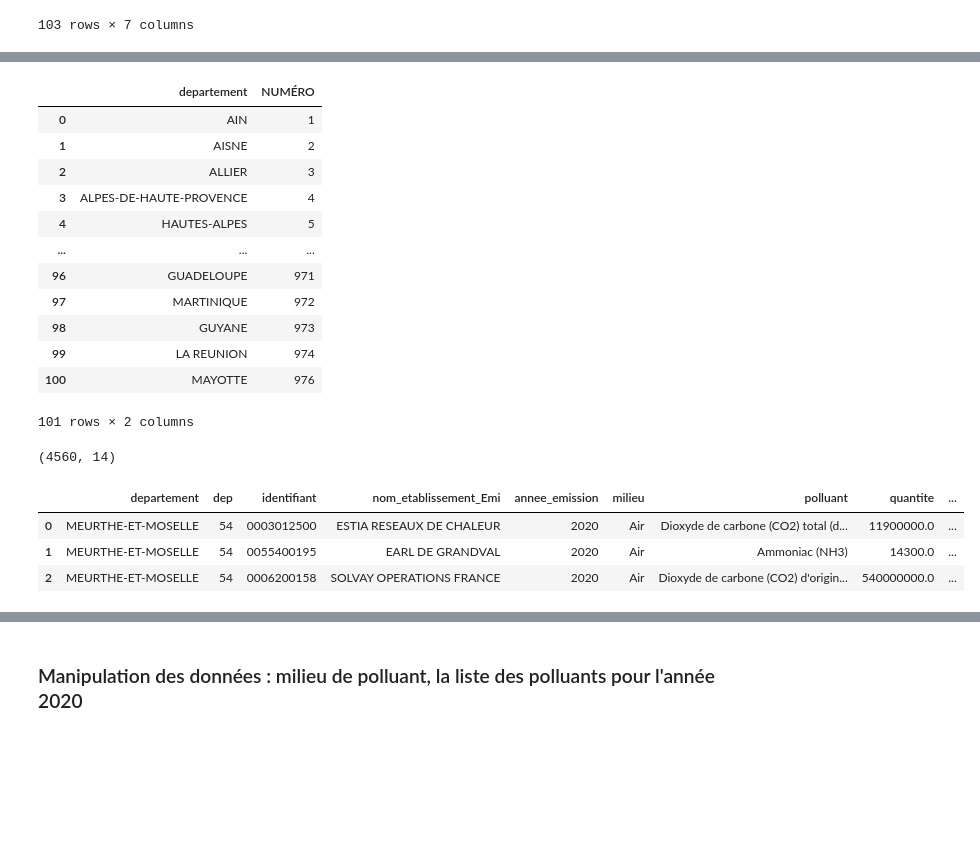
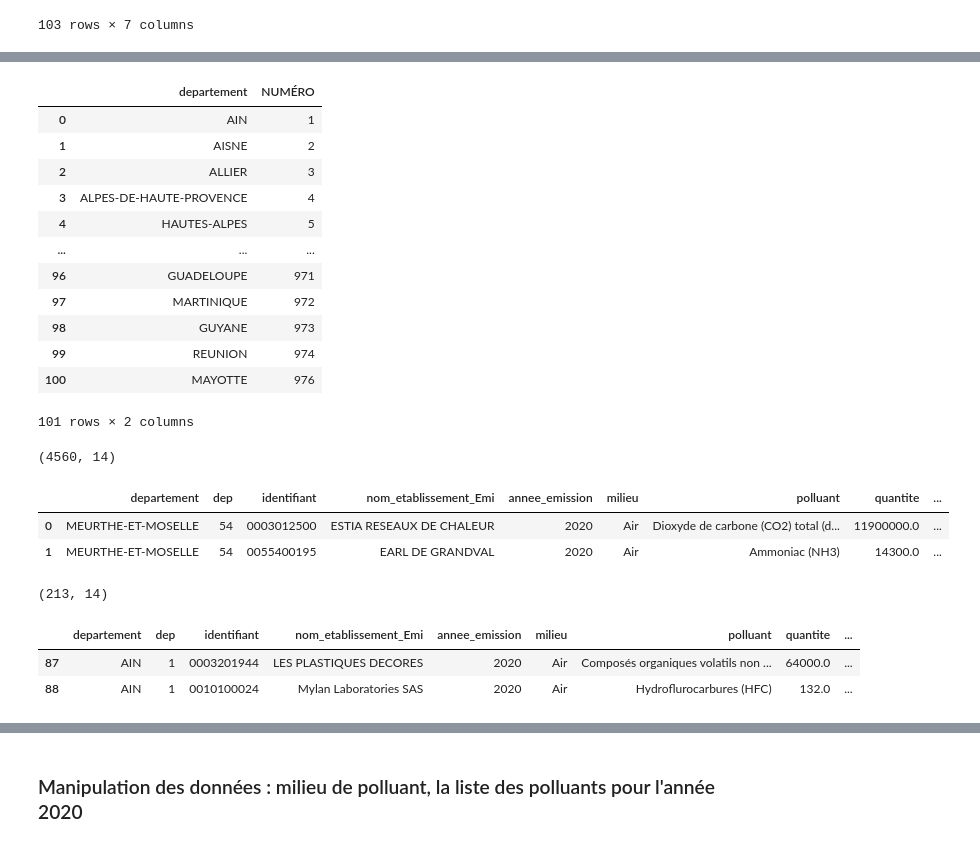
Before and after one commit to SaciaHouioua/Covid, a Jupyter notebook: DataCovidImpact.ipynb, the cells around one changed output, grey strips where cells are left out. Drawn from its saved outputs; the diff is of its cells as text; code cells hidden in the pictures; blank space fills up the shorter version.

```diff
--- a/DataCovidImpact.ipynb
+++ b/DataCovidImpact.ipynb
@@ -685,6 +873,7 @@ Departements['NOM'] = Departements['NOM'].replace(
  'SAÔNE-ET-LOIRE' : 'SAONE-ET-LOIRE',
  'DEUX-SÈVRES' : 'DEUX-SEVRES',
  'VENDÉE': 'VENDEE',
- 'LA RÉUNION': 'LA REUNION'
+ 'RÉUNION': 'REUNION',
+ 'LA RÉUNION': 'REUNION'
 })
 # %%
@@ -731,7 +904,7 @@ ListeDep
 | 96 | GUADELOUPE | 971 |
 | 97 | MARTINIQUE | 972 |
 | 98 | GUYANE | 973 |
-| 99 | LA REUNION | 974 |
+| 99 | REUNION | 974 |
 | 100 | MAYOTTE | 976 |
 101 rows × 2 columns
 # %%
@@ -745,9 +918,21 @@ dfPollution.shape
 # %%
 dfPollution.rename(columns={'NUMÉRO':'dep'}, inplace=True)
 # %%
-dfPollution.head(3)
+dfPollution.head(2)
 # %% [output]
 |  | departement | dep | identifiant | nom_etablissement_Emi | annee_emission | milieu | polluant | quantite | ... |
 | 0 | MEURTHE-ET-MOSELLE | 54 | 0003012500 | ESTIA RESEAUX DE CHALEUR | 2020 | Air | Dioxyde de carbone (CO2) total (d... | 11900000.0 | ... |
 | 1 | MEURTHE-ET-MOSELLE | 54 | 0055400195 | EARL DE GRANDVAL | 2020 | Air | Ammoniac (NH3) | 14300.0 | ... |
-| 2 | MEURTHE-ET-MOSELLE | 54 | 0006200158 | SOLVAY OPERATIONS FRANCE | 2020 | Air | Dioxyde de carbone (CO2) d'origin... | 540000000.0 | ... |
+# %%
+# la liste des emissions poluantes au niveau des BDR sur l'année 2020, elle est au nombre de 213
+dfPollution_13 = dfPollution.loc[dfPollution['dep']==13]
+dfPollution_13.shape
+# %% [output]
+(213, 14)
+# %%
+dfPollution_1 = dfPollution.loc[dfPollution['dep']==1]
+dfPollution_1.head(2)
+# %% [output]
+|  | departement | dep | identifiant | nom_etablissement_Emi | annee_emission | milieu | polluant | quantite | ... |
+| 87 | AIN | 1 | 0003201944 | LES PLASTIQUES DECORES | 2020 | Air | Composés organiques volatils non ... | 64000.0 | ... |
+| 88 | AIN | 1 | 0010100024 | Mylan Laboratories SAS | 2020 | Air | Hydroflurocarbures (HFC) | 132.0 | ... |
```
Also changed, not shown: parts of 75 cells of this notebook.
